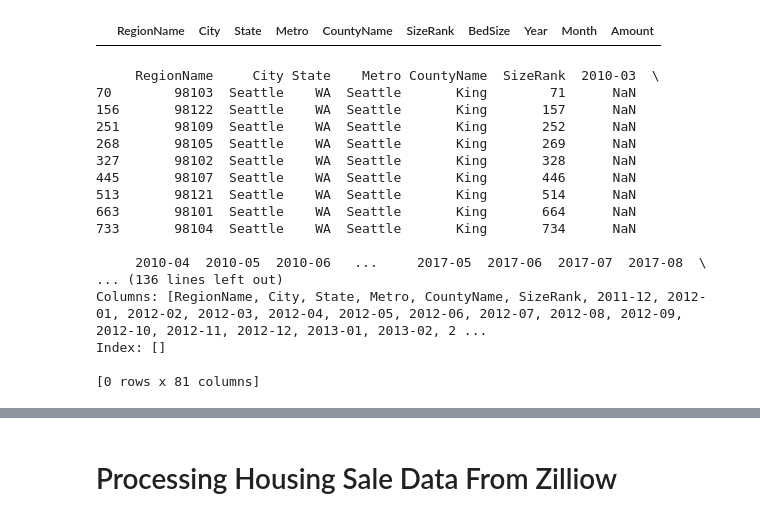
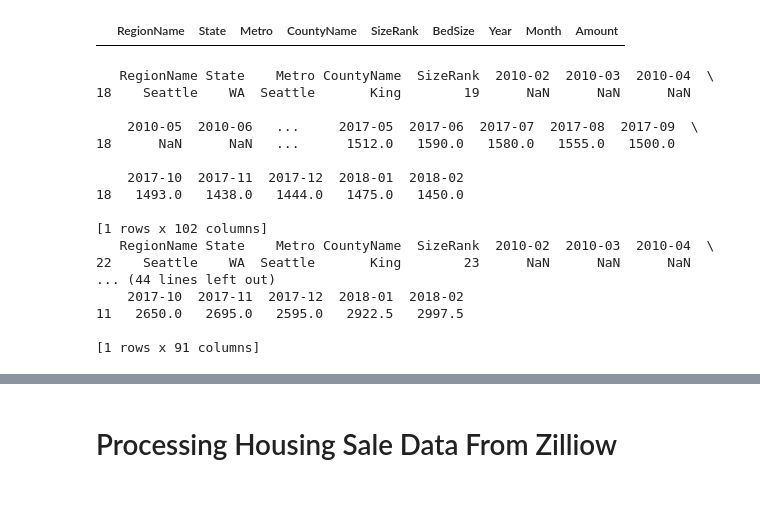
Before and after one commit to yichiang/Project-Apartment-Rent-Prediction, a Jupyter notebook: apartment_data.ipynb, the cells around one changed output, grey strips where cells are left out. Cells and saved outputs as stored; diff of their text form; code cells hidden in the pictures.

```diff
--- a/apartment_data.ipynb
+++ b/apartment_data.ipynb
@@ -22,24 +22,25 @@ def is_nan(x):
 # %%
 #import data
 bed_types = ['Studio', '1Bedroom', '2Bedroom', '3Bedroom', '4Bedroom', '5BedroomOrMore']
-#bed_types = ['Studio', '1Bedroom', '3Bedroom']
+#bed_types = ['Studio']
 
-attr_df = pd.DataFrame(columns=['RegionName', 'City', 'State', 'Metro', 'CountyName', 'SizeRank','BedSize', 'Year','Month', 'Amount'])
+attr_df = pd.DataFrame(columns=['RegionName', 'State', 'Metro', 'CountyName', 'SizeRank','BedSize', 'Year','Month', 'Amount'])
 attr_df.head()
 # %% [output]
-|  | RegionName | City | State | Metro | CountyName | SizeRank | BedSize | Year | Month | Amount |
+|  | RegionName | State | Metro | CountyName | SizeRank | BedSize | Year | Month | Amount |
 # %%
 for index, term in enumerate(bed_types):
     #print(term)
-    temp_df=pd.read_csv('data/Apartment/Zip_MedianRentalPrice_{0}.csv'.format(term))
-    temp_df = temp_df[temp_df['City'] == 'Seattle']
+    temp_df=pd.read_csv('data/Apartment/City_MedianRentalPrice_{0}.csv'.format(term))
+    mask = (temp_df['RegionName'] == 'Seattle') & (temp_df['Metro'] == 'Seattle')
+    temp_df = temp_df[mask]
     print(temp_df)
     for index, row in temp_df.iterrows():
         for col in temp_df.columns:
             if col.find("-") > -1 and not is_nan(row[col]):
                 split_str = col.split('-')
                 temp_amount = row[col]
-                new_row = row.iloc[0:6]
+                new_row = row.iloc[0:5]
                 new_row['Year'] = split_str[0]
                 new_row['Month'] = split_str[1]
                 new_row['Amount'] = temp_amount
@@ -47,23 +48,23 @@ for index, term in enumerate(bed_types):
 
                 attr_df = attr_df.append(new_row)
 # %% [output]
-     RegionName     City State    Metro CountyName  SizeRank  2010-03  \
-70        98103  Seattle    WA  Seattle       King        71      NaN
-156       98122  Seattle    WA  Seattle       King       157      NaN
-251       98109  Seattle    WA  Seattle       King       252      NaN
-268       98105  Seattle    WA  Seattle       King       269      NaN
-327       98102  Seattle    WA  Seattle       King       328      NaN
-445       98107  Seattle    WA  Seattle       King       446      NaN
-513       98121  Seattle    WA  Seattle       King       514      NaN
-663       98101  Seattle    WA  Seattle       King       664      NaN
-733       98104  Seattle    WA  Seattle       King       734      NaN
+   RegionName State    Metro CountyName  SizeRank  2010-02  2010-03  2010-04  \
+18    Seattle    WA  Seattle       King        19      NaN      NaN      NaN
 
-     2010-04  2010-05  2010-06   ...     2017-05  2017-06  2017-07  2017-08  \
-... (136 lines left out)
-Columns: [RegionName, City, State, Metro, CountyName, SizeRank, 2011-12, 2012-01, 2012-02, 2012-03, 2012-04, 2012-05, 2012-06, 2012-07, 2012-08, 2012-09, 2012-10, 2012-11, 2012-12, 2013-01, 2013-02, 2 ...
-Index: []
+    2010-05  2010-06   ...     2017-05  2017-06  2017-07  2017-08  2017-09  \
+18      NaN      NaN   ...      1512.0   1590.0   1580.0   1555.0   1500.0
 
-[0 rows x 81 columns]
+    2017-10  2017-11  2017-12  2018-01  2018-02
+18   1493.0   1438.0   1444.0   1475.0   1450.0
+
+[1 rows x 102 columns]
+   RegionName State    Metro CountyName  SizeRank  2010-02  2010-03  2010-04  \
+22    Seattle    WA  Seattle       King        23      NaN      NaN      NaN
+... (44 lines left out)
+    2017-10  2017-11  2017-12  2018-01  2018-02
+11   2650.0   2695.0   2595.0   2922.5   2997.5
+
+[1 rows x 91 columns]
 # %%
 attr_df.head()
 # %% [output]
```
Also changed, not shown: parts of 6 cells of this notebook, 14 other files.
